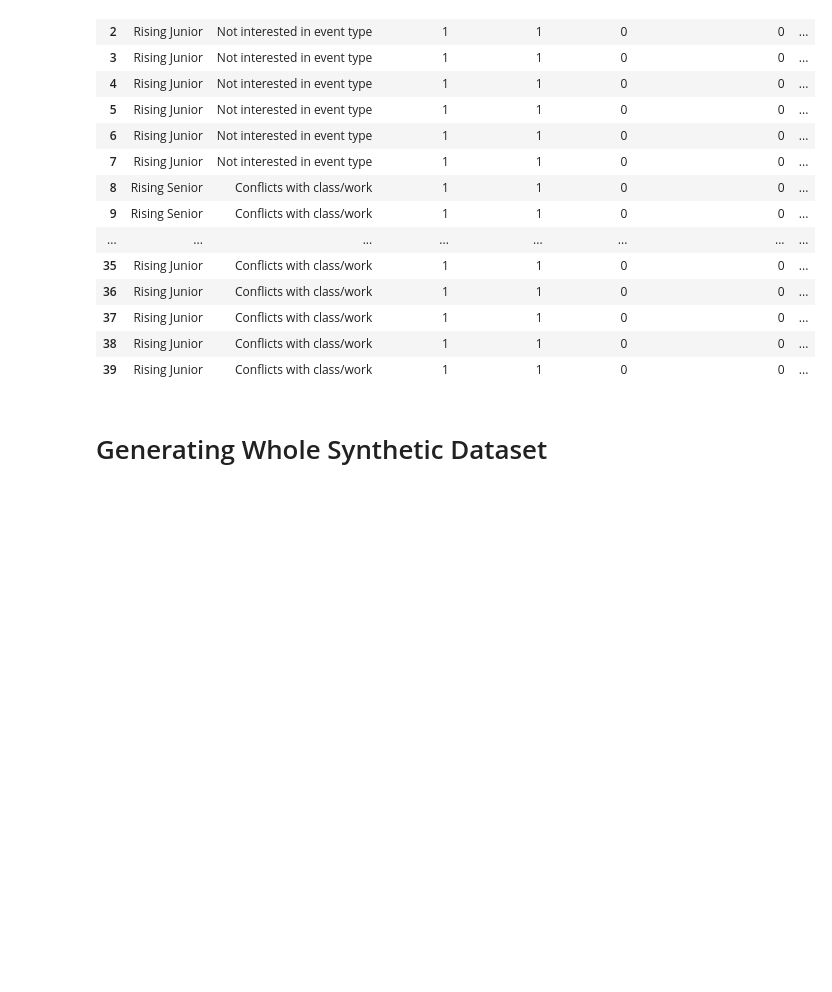
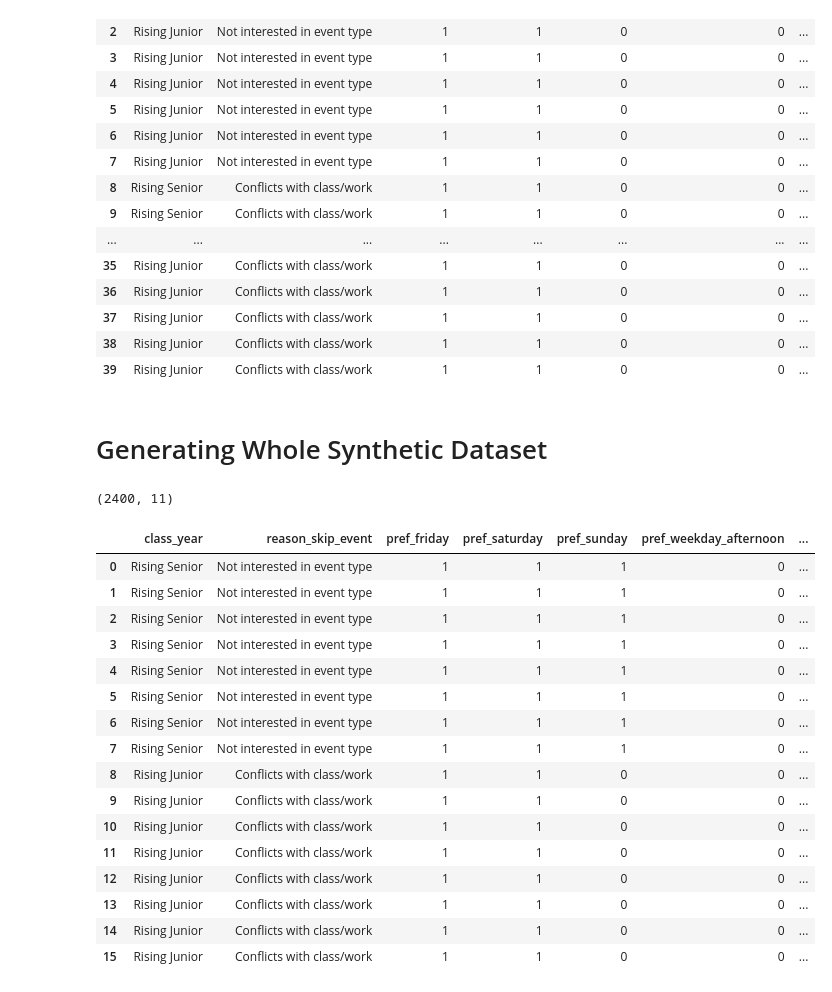
Before and after one commit to KevinWehrle/fiji-event-engagement-analytics, a Jupyter notebook: notebooks/eda.ipynb, the cells around one changed output. Saved outputs shown, nothing was run; the diff lists cells and outputs as text; code cells hidden in the pictures; blank space fills up the shorter version.

```diff
--- a/notebooks/eda.ipynb
+++ b/notebooks/eda.ipynb
@@ -901,3 +901,27 @@ synthetic_test
 | 39 | Rising Junior | Conflicts with class/work | 1 | 1 | 0 | 0 | ... |
 # %% [markdown]
 # Generating Whole Synthetic Dataset #
+# %%
+# Generate the full synthetic dataset with 300 synthetic people
+synthetic_data = generate_synthetic_dataset(df, event_types, n_people=300)
+print(synthetic_data.shape)
+synthetic_data.head(16)  # first 2 synthetic people, to eyeball
+# %% [output]
+(2400, 11)
+|  | class_year | reason_skip_event | pref_friday | pref_saturday | pref_sunday | pref_weekday_afternoon | ... |
+| 0 | Rising Senior | Not interested in event type | 1 | 1 | 1 | 0 | ... |
+| 1 | Rising Senior | Not interested in event type | 1 | 1 | 1 | 0 | ... |
+| 2 | Rising Senior | Not interested in event type | 1 | 1 | 1 | 0 | ... |
+| 3 | Rising Senior | Not interested in event type | 1 | 1 | 1 | 0 | ... |
+| 4 | Rising Senior | Not interested in event type | 1 | 1 | 1 | 0 | ... |
+| 5 | Rising Senior | Not interested in event type | 1 | 1 | 1 | 0 | ... |
+| 6 | Rising Senior | Not interested in event type | 1 | 1 | 1 | 0 | ... |
+| 7 | Rising Senior | Not interested in event type | 1 | 1 | 1 | 0 | ... |
+| 8 | Rising Junior | Conflicts with class/work | 1 | 1 | 0 | 0 | ... |
+| 9 | Rising Junior | Conflicts with class/work | 1 | 1 | 0 | 0 | ... |
+| 10 | Rising Junior | Conflicts with class/work | 1 | 1 | 0 | 0 | ... |
+| 11 | Rising Junior | Conflicts with class/work | 1 | 1 | 0 | 0 | ... |
+| 12 | Rising Junior | Conflicts with class/work | 1 | 1 | 0 | 0 | ... |
+| 13 | Rising Junior | Conflicts with class/work | 1 | 1 | 0 | 0 | ... |
+| 14 | Rising Junior | Conflicts with class/work | 1 | 1 | 0 | 0 | ... |
+| 15 | Rising Junior | Conflicts with class/work | 1 | 1 | 0 | 0 | ... |
```
Also changed, not shown: parts of 5 cells of this notebook, 2 other files.
